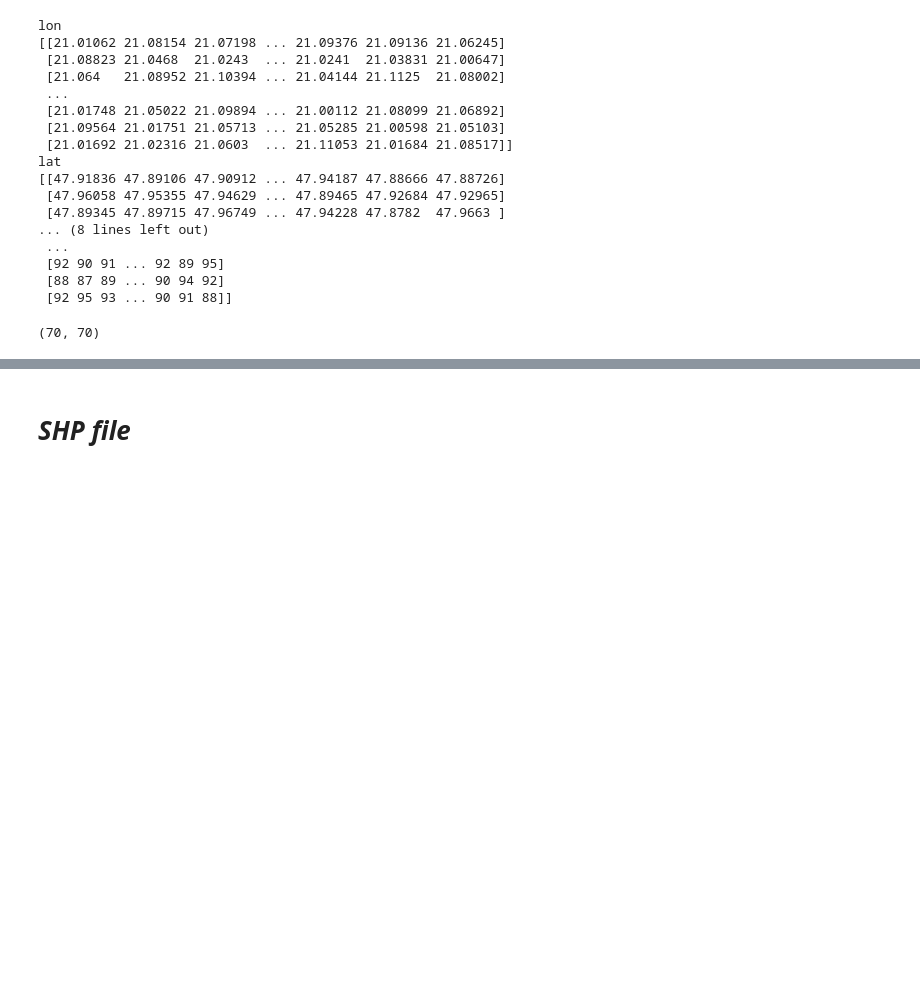
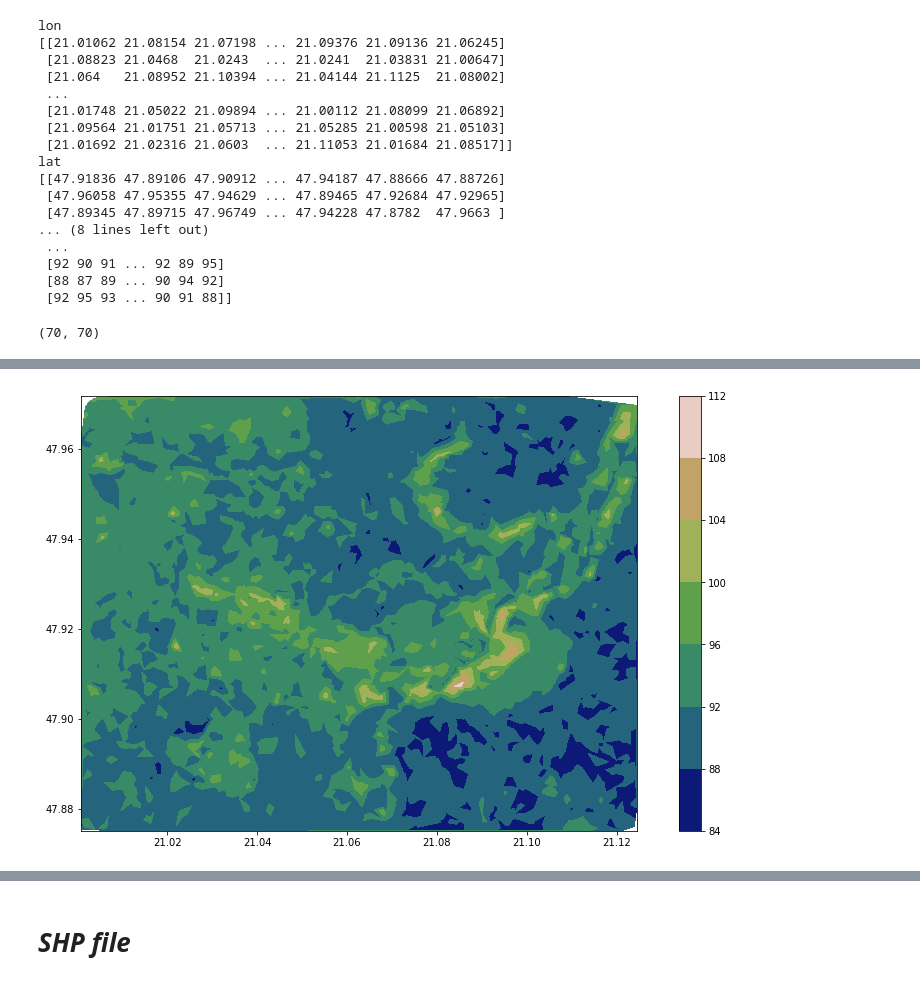
Before and after one commit to DommiiUdomp/MAP-Hungary, a Jupyter notebook: tryDEM.ipynb, the cells around one changed output, grey strips where cells are left out. Saved outputs shown, nothing was run; the diff lists cells and outputs as text; code cells hidden in the pictures; blank space fills up the shorter version.

```diff
--- a/tryDEM.ipynb
+++ b/tryDEM.ipynb
@@ -258,0 +225,10 @@ plt.show()
+# %%
+fig, ax = plt.subplots(figsize=(15,8))
+ax.set_aspect('equal')
+
+cf = ax.tricontourf(df_elv['lon'], df_elv['lat'], df_elv['elevation'], cmap=plt.cm.gist_earth, interpolation='gaussian')
+fig.colorbar(cf, ax=ax)
+
+plt.show()
+# %% [output]
+[figure, added]
```
Also changed, not shown: parts of 31 cells of this notebook.
